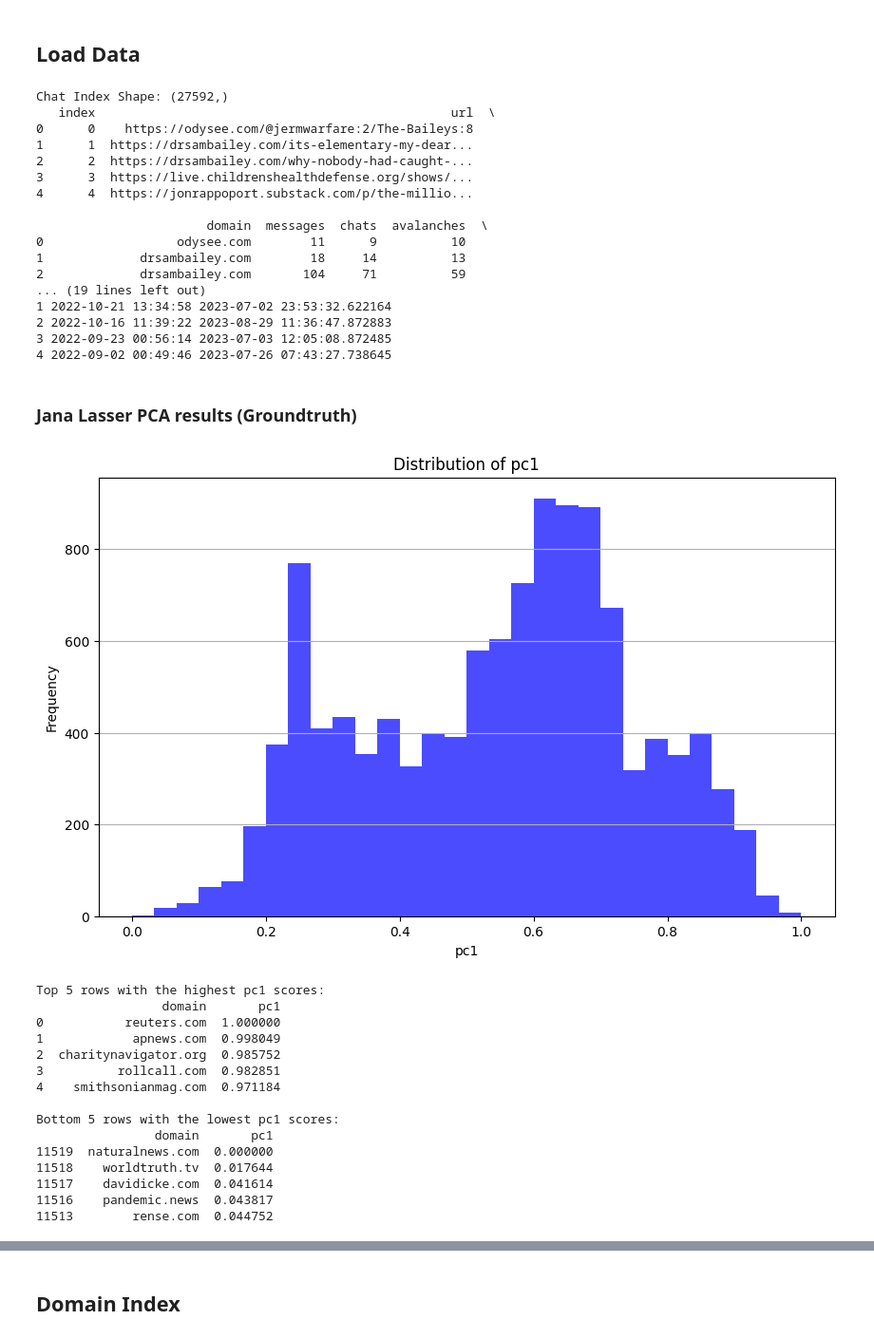
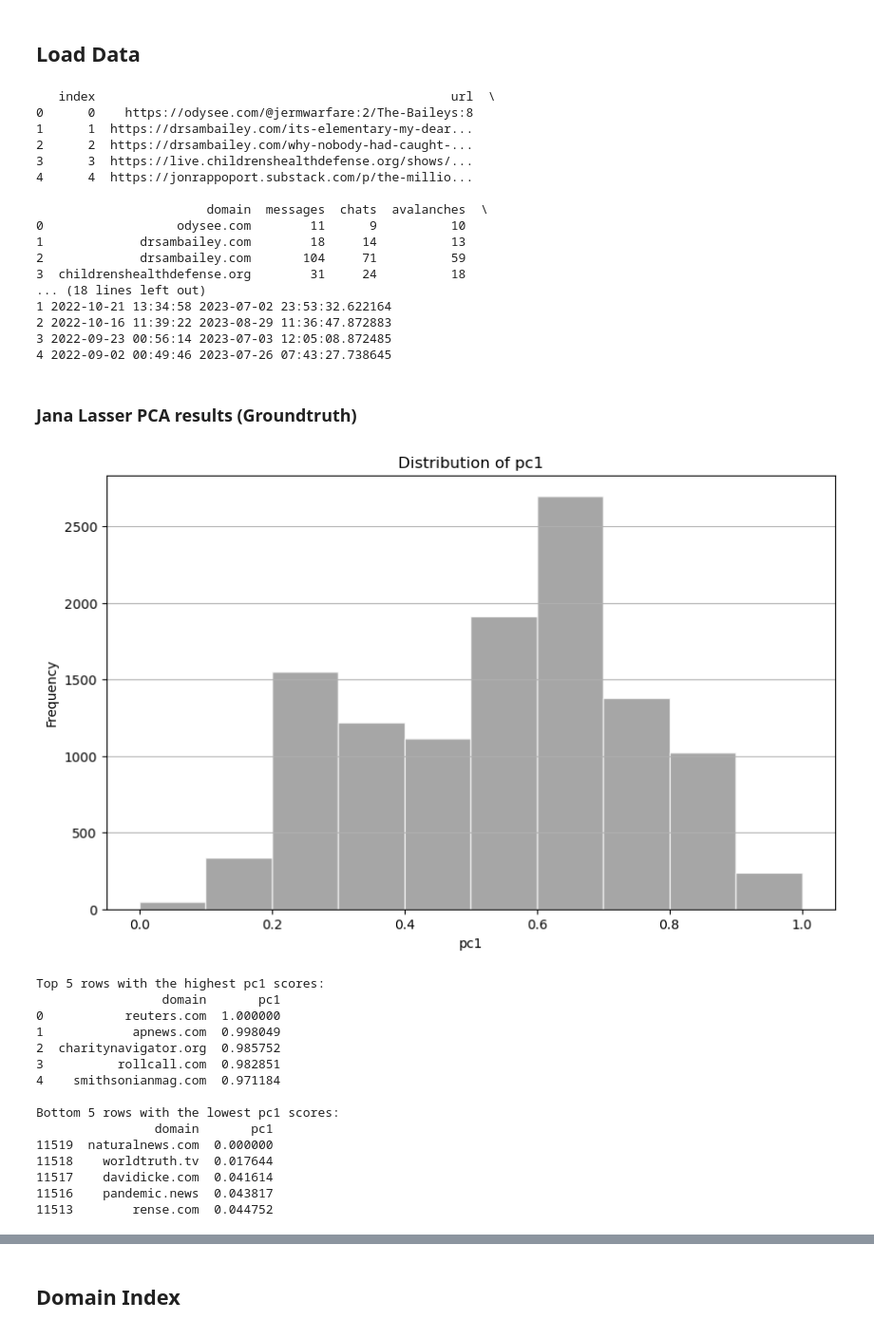
Before and after one commit to Raphaaella/MA_Thesis, a Jupyter notebook: 01_code/merge_URL_domain.ipynb, the cells around one changed output, grey strips where cells are left out. Shown: that part at 95% size. Drawn from its saved outputs; the diff is of its cells as text; code cells hidden in the pictures.

```diff
--- a/01_code/merge_URL_domain.ipynb
+++ b/01_code/merge_URL_domain.ipynb
@@ -30,10 +30,9 @@ urls = pd.read_parquet('../02_data/url.data.parquet', engine = 'fastparquet') #
 # %%
 chat_url_shares = load_npz('../02_data/chat_url_shares.npz')
 # %%
-print("Chat Index Shape:", chat_index.shape)
+# print("Chat Index Shape:", chat_index.shape)
 print(urls.head())
 # %% [output]
-Chat Index Shape: (27592,)
    index                                                url  \
 0      0    https://odysee.com/@jermwarfare:2/The-Baileys:8
 1      1  https://drsambailey.com/its-elementary-my-dear...
@@ -45,7 +44,8 @@ Chat Index Shape: (27592,)
 0                  odysee.com        11      9          10
 1             drsambailey.com        18     14          13
 2             drsambailey.com       104     71          59
-... (19 lines left out)
+3  childrenshealthdefense.org        31     24          18
+... (18 lines left out)
 1 2022-10-21 13:34:58 2023-07-02 23:53:32.622164
 2 2022-10-16 11:39:22 2023-08-29 11:36:47.872883
 3 2022-09-23 00:56:14 2023-07-03 12:05:08.872485
@@ -55,24 +55,39 @@ Chat Index Shape: (27592,)
 # %%
 # Plot the distribution of the 'pc1' column
 plt.figure(figsize=(10, 6))
-plt.hist(domain_index['pc1'], bins=30, color='blue', alpha=0.7)
+plt.hist(domain_index['pc1'], color='grey', alpha=0.7, edgecolor='white')
 plt.title('Distribution of pc1')
 plt.xlabel('pc1')
 plt.ylabel('Frequency')
 plt.grid(axis='y')
+plt.savefig('../03_plots/hist_pc1.png')
 plt.show()
 
 # Show the row with the highest 'pc1' score
 highest_scores = domain_index.nlargest(5, 'pc1')
 print("Top 5 rows with the highest pc1 scores:")
 print(highest_scores)
 
 # Show the 5 rows with the lowest 'pc1' scores
 lowest_scores = domain_index.nsmallest(5, 'pc1')
 print("\nBottom 5 rows with the lowest pc1 scores:")
 print(lowest_scores)
+
+highest_scores = domain_index.nlargest(5, 'pc1')
+
+# Show the 5 rows with the lowest 'pc1' scores
+lowest_scores = domain_index.nsmallest(5, 'pc1')
+
+# Combine both into a single table for export
+highest_scores['Type'] = 'Highest'
+lowest_scores['Type'] = 'Lowest'
+
+combined_scores = pd.concat([highest_scores, lowest_scores])
+
+# Export to CSV or Excel
+combined_scores.to_csv('../03_plots/pc1_highest_lowest_scores.csv', index=False)
 # %% [output]
-[figure, old version]
+[figure, new version]
 Top 5 rows with the highest pc1 scores:
                  domain       pc1
 0           reuters.com  1.000000
```
Also changed, not shown: parts of 21 cells of this notebook, 47 other files.
